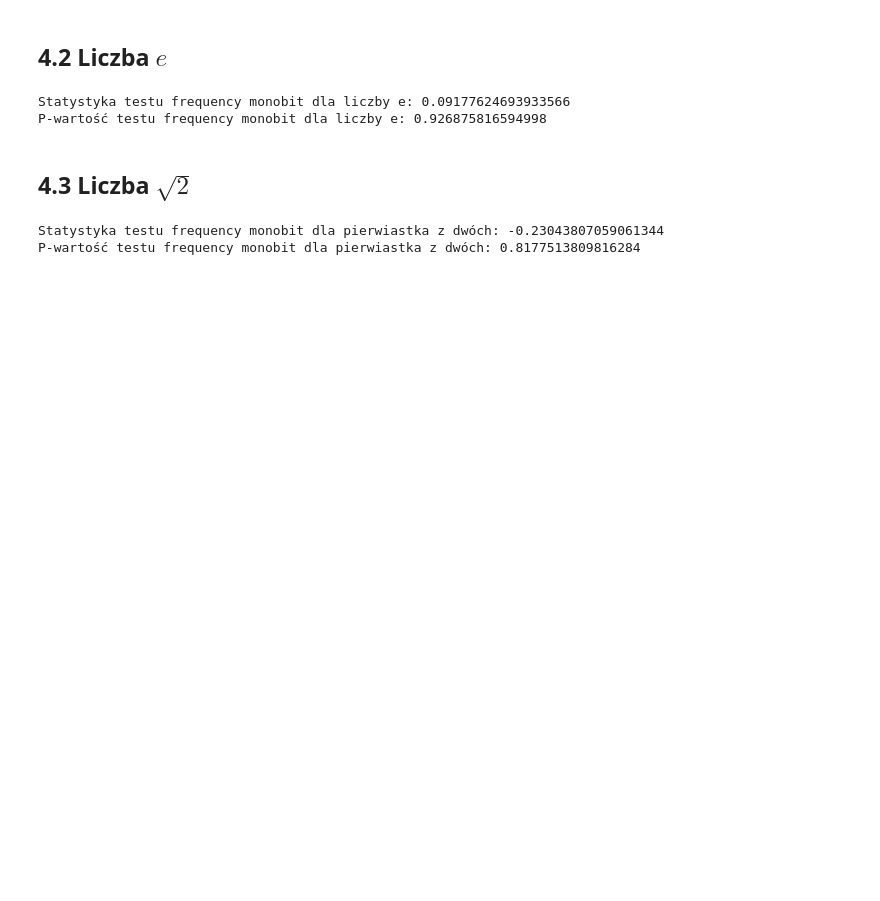
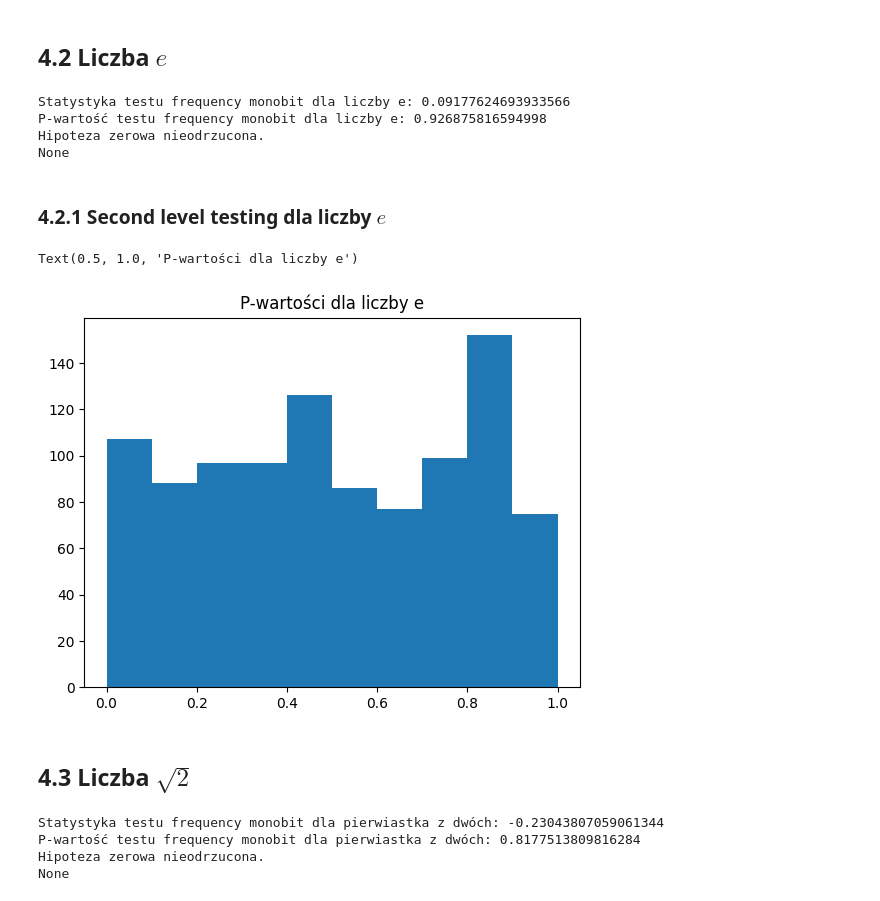
Before and after one commit to MartaGacek1/MonteCarloProject1, a Jupyter notebook: MonteCarloProjekt1.ipynb, the cells around one changed output. Drawn from its saved outputs; the diff is of its cells as text; code cells hidden in the pictures; blank space fills up the shorter version.

```diff
--- a/MonteCarloProjekt1.ipynb
+++ b/MonteCarloProjekt1.ipynb
@@ -984,9 +1024,23 @@ e_list_final = [int(bit) for bit in e_list_help]
 fmt_e = freq_monobit(e_list_final)
 print("Statystyka testu frequency monobit dla liczby e:", fmt_e["Statystyka"])
 print("P-wartość testu frequency monobit dla liczby e:", fmt_e["P-wartość"])
+print(p_val_test(fmt_e["P-wartość"]))
 # %% [output]
 Statystyka testu frequency monobit dla liczby e: 0.09177624693933566
 P-wartość testu frequency monobit dla liczby e: 0.926875816594998
+Hipoteza zerowa nieodrzucona.
+None
+# %% [markdown]
+### 4.2.1 Second level testing dla liczby $e$
+# %%
+length = 1000
+p_values_e = second_level_testing_freq_monobit(e_list_final, length)
+
+plt.hist(p_values_e)
+plt.title("P-wartości dla liczby e")
+# %% [output]
+Text(0.5, 1.0, 'P-wartości dla liczby e')
+[figure, added]
 # %% [markdown]
 ## 4.3 Liczba $\sqrt2$
 # %%
@@ -1002,6 +1056,9 @@ s2_list_final = [int(bit) for bit in s2_list_help]
 fmt_s2 = freq_monobit(s2_list_final)
 print("Statystyka testu frequency monobit dla pierwiastka z dwóch:", fmt_s2["Statystyka"])
 print("P-wartość testu frequency monobit dla pierwiastka z dwóch:", fmt_s2["P-wartość"])
+print(p_val_test(fmt_s2["P-wartość"]))
 # %% [output]
 Statystyka testu frequency monobit dla pierwiastka z dwóch: -0.23043807059061344
 P-wartość testu frequency monobit dla pierwiastka z dwóch: 0.8177513809816284
+Hipoteza zerowa nieodrzucona.
+None
```
Also changed, not shown: parts of 12 cells of this notebook.
